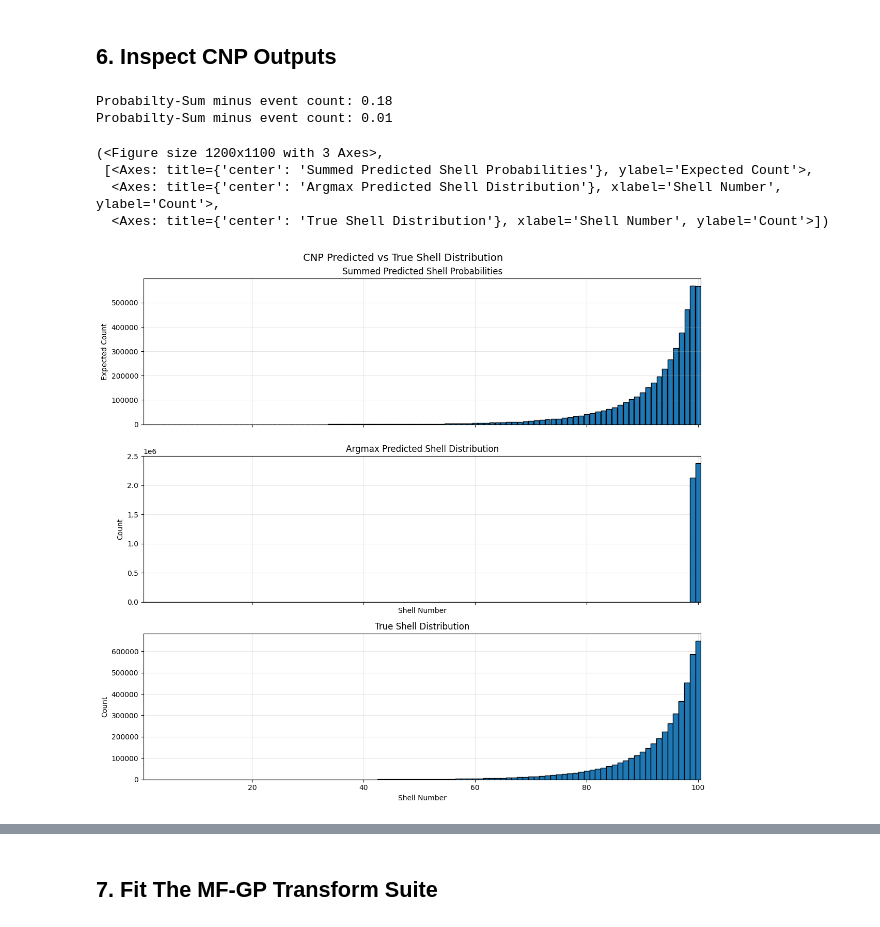
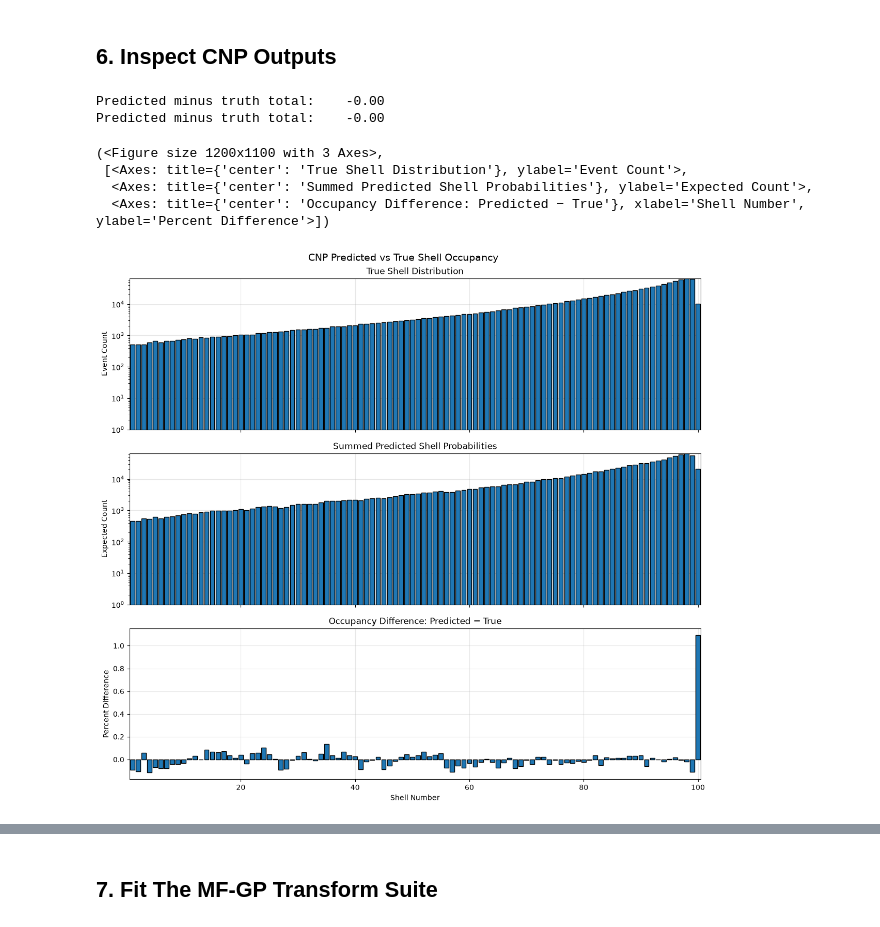
Before and after one commit to apatnaik0/XLZD, a Jupyter notebook: cnp_mfgp/notebooks/CNP_full_workflow.ipynb, the cells around one changed output, grey strips where cells are left out. Saved outputs shown, nothing was run; the diff lists cells and outputs as text; code cells hidden in the pictures.

Commit message:
Ongoing updates. Last touches to training, preparing to do validation-only tests

```diff
--- a/cnp_mfgp/notebooks/CNP_full_workflow.ipynb
+++ b/cnp_mfgp/notebooks/CNP_full_workflow.ipynb
@@ -46,8 +46,8 @@ CONFIG_PATH = REPO_ROOT / "cnp_mfgp" / "config" / "settings_shell_minibatch.yaml
 VALIDATION_CONFIG_PATH = REPO_ROOT / "cnp_mfgp" / "config" / "settings_shell_validation_minibatch.yaml"
 
 SEED = 42
-STEPS_PER_EPOCH = 5000
-LEARNING_RATE = 5e-3
+STEPS_PER_EPOCH = 1000
+LEARNING_RATE = 1e-3
 WEIGHT_DECAY = 0.0
 REPR_DIM = 32
 HIDDEN = 128
@@ -57,7 +57,9 @@ MC_SAMPLES = 30
 CHUNK_SIZE = 20000
 GRID_POINTS = 60
 RANDOM_STATE = 42
-TARGET_TRANSFORMS = ["linear", "log_hf", "log_lf", "log_both"]
+SHELL_N = 20
+#TARGET_TRANSFORMS = ["linear", "log_hf", "log_lf", "log_both"]
+TARGET_TRANSFORMS = ["linear"]
 # %% [markdown]
 ## 1. Choose Notebook Parameters
 
@@ -267,7 +265,6 @@ train_prediction = predict_cnp(
     mc_samples=MC_SAMPLES,
     chunk_size=CHUNK_SIZE,
     output_suffix="train",
-    all_shells=False,
 )
 
 validation_prediction = predict_cnp(
@@ -276,24 +273,15 @@ validation_prediction = predict_cnp(
     mc_samples=MC_SAMPLES,
     chunk_size=CHUNK_SIZE,
     output_suffix="validation",
-    all_shells=False,
 )
 
 pd.DataFrame({
     "artifact": [
-        "train_all",
-        "train_best",
-        "train_mfgp",
-        "validation_all",
-        "validation_best",
-        "validation_mfgp",
+        "train",
+        "validation",
     ],
     "path": [
-        str(train_prediction.all_path),
-        str(train_prediction.best_path),
         str(train_prediction.mfgp_path),
-        str(validation_prediction.all_path),
-        str(validation_prediction.best_path),
         str(validation_prediction.mfgp_path),
     ],
 })
@@ -329,13 +309,13 @@ Best-shell CSV: /home/liuser/pknauss/XLZD/cnp_mfgp/outputs/cnp/cnp_xlzd_shell_v1
 # %%
 from cnp_mfgp.visualize import plot_cnp_pred_shell_occupancy
 
-plot_cnp_pred_shell_occupancy(train_prediction)
-plot_cnp_pred_shell_occupancy(validation_prediction)
+plot_cnp_pred_shell_occupancy(train_prediction.mfgp_path)
+plot_cnp_pred_shell_occupancy(validation_prediction.mfgp_path)
 # %% [output]
-Probabilty-Sum minus event count: 0.18
-Probabilty-Sum minus event count: 0.01
+Predicted minus truth total:    -0.00
+Predicted minus truth total:    -0.00
 (<Figure size 1200x1100 with 3 Axes>,
- [<Axes: title={'center': 'Summed Predicted Shell Probabilities'}, ylabel='Expected Count'>,
-  <Axes: title={'center': 'Argmax Predicted Shell Distribution'}, xlabel='Shell Number', ylabel='Count'>,
-  <Axes: title={'center': 'True Shell Distribution'}, xlabel='Shell Number', ylabel='Count'>])
+ [<Axes: title={'center': 'True Shell Distribution'}, ylabel='Event Count'>,
+  <Axes: title={'center': 'Summed Predicted Shell Probabilities'}, ylabel='Expected Count'>,
+  <Axes: title={'center': 'Occupancy Difference: Predicted − True'}, xlabel='Shell Number', ylabel='Percent Difference'>])
-[figure, old version]
+[figure, new version]
```
Also changed, not shown: parts of 8 cells of this notebook, 6 other files.
